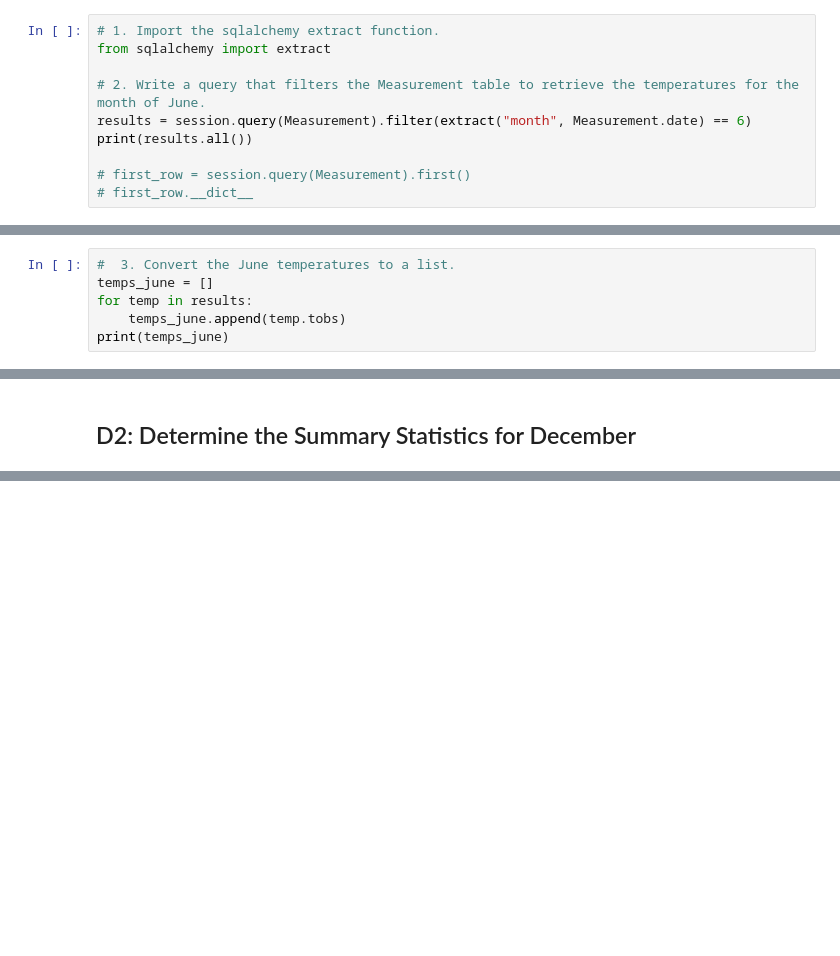
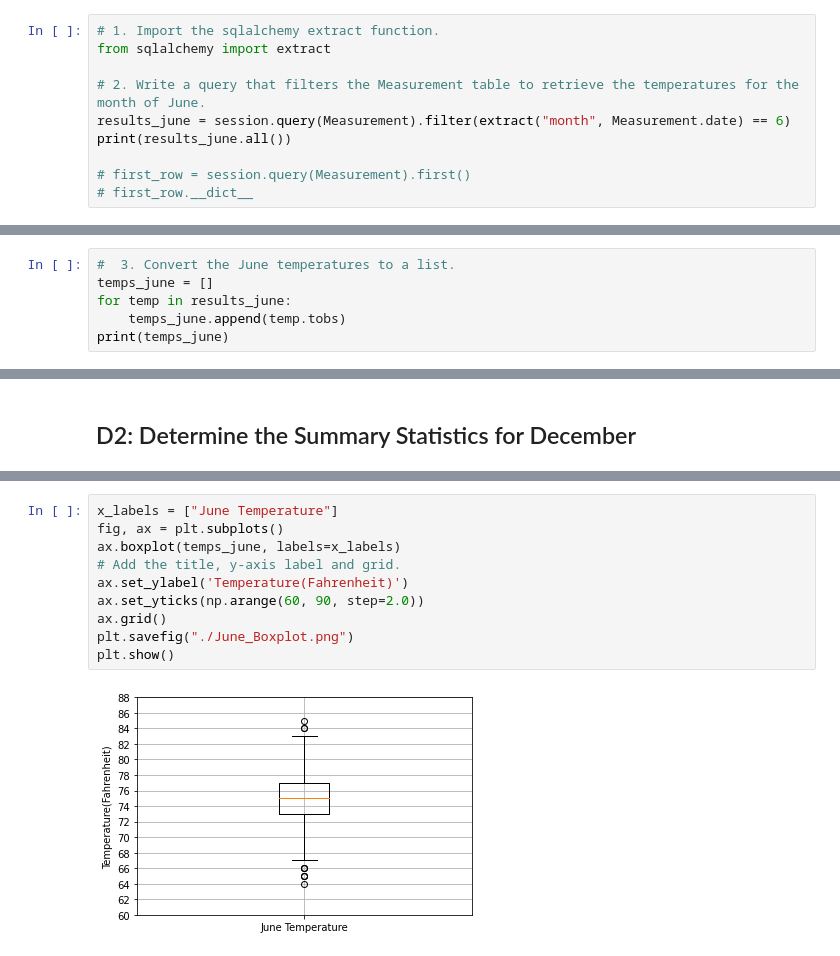
Before and after one commit to nluna96/surfs_up, a Jupyter notebook: SurfsUp_Challenge.ipynb, the cells around one changed output, grey strips where cells are left out. Saved outputs shown, nothing was run; the diff lists cells and outputs as text; blank space fills up the shorter version.

Commit message:
Adding images

```diff
--- a/SurfsUp_Challenge.ipynb
+++ b/SurfsUp_Challenge.ipynb
@@ -30,8 +34,8 @@ session = Session(engine)
 from sqlalchemy import extract
 
 # 2. Write a query that filters the Measurement table to retrieve the temperatures for the month of June.
-results = session.query(Measurement).filter(extract("month", Measurement.date) == 6)
-print(results.all())
+results_june = session.query(Measurement).filter(extract("month", Measurement.date) == 6)
+print(results_june.all())
 
 # first_row = session.query(Measurement).first()
 # first_row.__dict__
@@ -40,7 +44,7 @@ print(results.all())
 # %%
 #  3. Convert the June temperatures to a list.
 temps_june = []
-for temp in results:
+for temp in results_june:
     temps_june.append(temp.tobs)
 print(temps_june)
 # %% [output]
@@ -109,3 +113,15 @@ df.describe()
 | 50% | 71.000000 |
 | 75% | 74.000000 |
 | max | 83.000000 |
+# %%
+x_labels = ["June Temperature"]
+fig, ax = plt.subplots()
+ax.boxplot(temps_june, labels=x_labels)
+# Add the title, y-axis label and grid.
+ax.set_ylabel('Temperature(Fahrenheit)')
+ax.set_yticks(np.arange(60, 90, step=2.0))
+ax.grid()
+plt.savefig("./June_Boxplot.png")
+plt.show()
+# %% [output]
+[figure, added]
```
Also changed, not shown: parts of 9 cells of this notebook, 4 other files.
